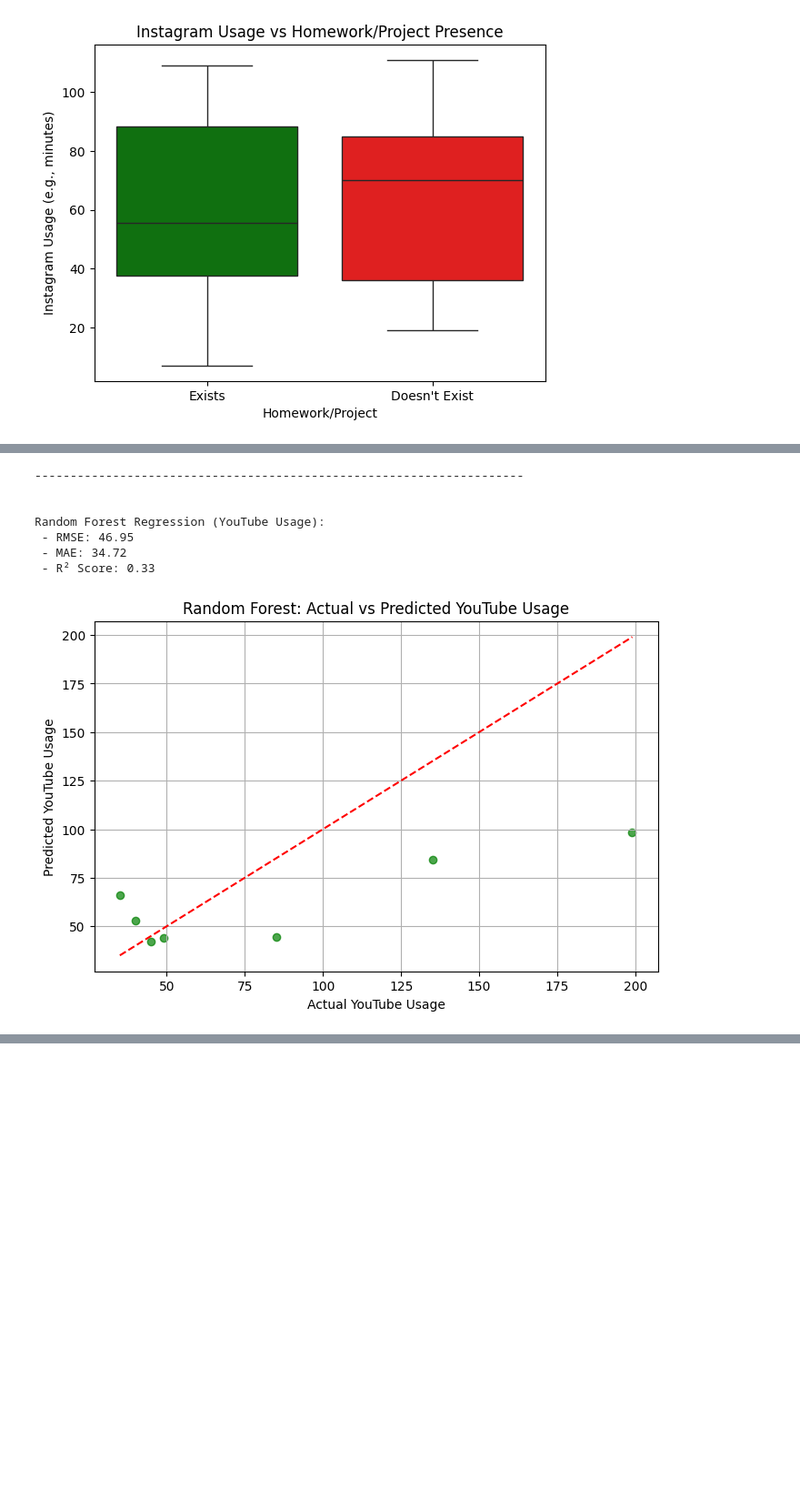
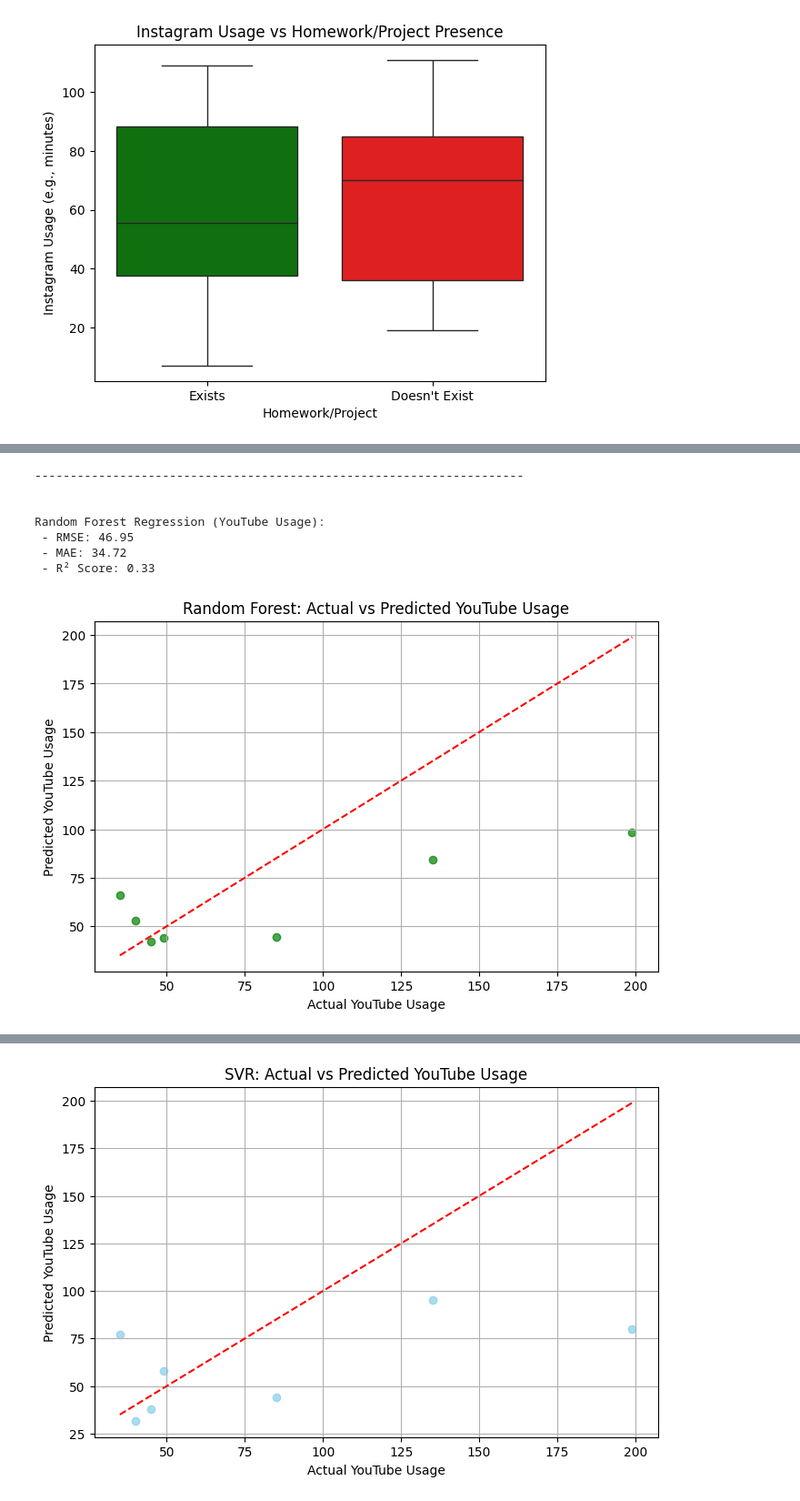
Before and after one commit to EdizKarli/Dsa210-Proj, a Jupyter notebook: dsa210proj.ipynb, the cells around one changed output, grey strips where cells are left out. Shown at 91% size. Drawn from its saved outputs; the diff is of its cells as text; code cells hidden in the pictures; blank space fills up the shorter version.

```diff
--- a/dsa210proj.ipynb
+++ b/dsa210proj.ipynb
@@ -540,6 +544,81 @@ plt.ylabel("Predicted YouTube Usage")
 plt.title("Random Forest: Actual vs Predicted YouTube Usage")
 plt.grid(True)
 plt.show()
+
+print("---------------------------------------------------------------------")
+print()
+
+
+scaler_XYT = StandardScaler()
+scaler_yYT = StandardScaler()
+
+X_train_scaled_YT = scaler_XYT.fit_transform(X_train)
+X_test_scaled_YT = scaler_XYT.transform(X_test)
+y_train_scaled_YT = scaler_yYT.fit_transform(y_train.values.reshape(-1, 1)).ravel()
+
+# SVR for YouTube Usage
+svr_YT = SVR(kernel='rbf')
+svr_YT.fit(X_train_scaled_YT, y_train_scaled_YT)
+y_pred_svr_scaled_YT = svr_YT.predict(X_test_scaled_YT)
+y_pred_svr_YT = scaler_yYT.inverse_transform(y_pred_svr_scaled_YT.reshape(-1, 1))
+
+print("YouTube Usage - Support Vector Regression:")
+print(f" - RMSE: {np.sqrt(mean_squared_error(y_test, y_pred_svr_YT)):.2f}")
+print(f" - MAE: {mean_absolute_error(y_test, y_pred_svr_YT):.2f}")
+print(f" - R² Score: {r2_score(y_test, y_pred_svr_YT):.2f}")
+
+plt.figure(figsize=(8, 5))
+plt.scatter(y_test, y_pred_svr_YT, alpha=0.7, color='skyblue')
+plt.plot([y_test.min(), y_test.max()], [y_test.min(), y_test.max()], 'r--')
+plt.xlabel("Actual YouTube Usage")
+plt.ylabel("Predicted YouTube Usage")
+plt.title("SVR: Actual vs Predicted YouTube Usage")
+plt.grid(True)
+plt.show()
+
+print("---------------------------------------------------------------------")
+print()
+
+# KNN for YouTube Usage
+knn_YT = KNeighborsRegressor(n_neighbors=5)
+knn_YT.fit(X_train, y_train)
+y_pred_knn_YT = knn_YT.predict(X_test)
+
+print("YouTube Usage - KNN Regression:")
+print(f" - RMSE: {np.sqrt(mean_squared_error(y_test, y_pred_knn_YT)):.2f}")
+print(f" - MAE: {mean_absolute_error(y_test, y_pred_knn_YT):.2f}")
+print(f" - R² Score: {r2_score(y_test, y_pred_knn_YT):.2f}")
+
+plt.figure(figsize=(8, 5))
+plt.scatter(y_test, y_pred_knn_YT, alpha=0.7, color='teal')
+plt.plot([y_test.min(), y_test.max()], [y_test.min(), y_test.max()], 'r--')
+plt.xlabel("Actual YouTube Usage")
+plt.ylabel("Predicted YouTube Usage")
+plt.title("KNN: Actual vs Predicted YouTube Usage")
+plt.grid(True)
+plt.show()
+
+print("---------------------------------------------------------------------")
+print()
+
+# Gradient Boosting for YouTube Usage
+gbr_YT = GradientBoostingRegressor(random_state=42)
+gbr_YT.fit(X_train, y_train)
+y_pred_gbr_YT = gbr_YT.predict(X_test)
+
+print("YouTube Usage - Gradient Boosting:")
+print(f" - RMSE: {np.sqrt(mean_squared_error(y_test, y_pred_gbr_YT)):.2f}")
+print(f" - MAE: {mean_absolute_error(y_test, y_pred_gbr_YT):.2f}")
+print(f" - R² Score: {r2_score(y_test, y_pred_gbr_YT):.2f}")
+
+plt.figure(figsize=(8, 5))
+plt.scatter(y_test, y_pred_gbr_YT, alpha=0.7, color='goldenrod')
+plt.plot([y_test.min(), y_test.max()], [y_test.min(), y_test.max()], 'r--')
+plt.xlabel("Actual YouTube Usage")
+plt.ylabel("Predicted YouTube Usage")
+plt.title("Gradient Boosting: Actual vs Predicted YouTube Usage")
+plt.grid(True)
+plt.show()
 # %% [output]
 Linear Regression (YouTube Usage):
  - RMSE: 50.70
@@ -564,0 +650 @@ Random Forest Regression (YouTube Usage):
+[figure, added]
```
Also changed, not shown: parts of 4 cells of this notebook.
